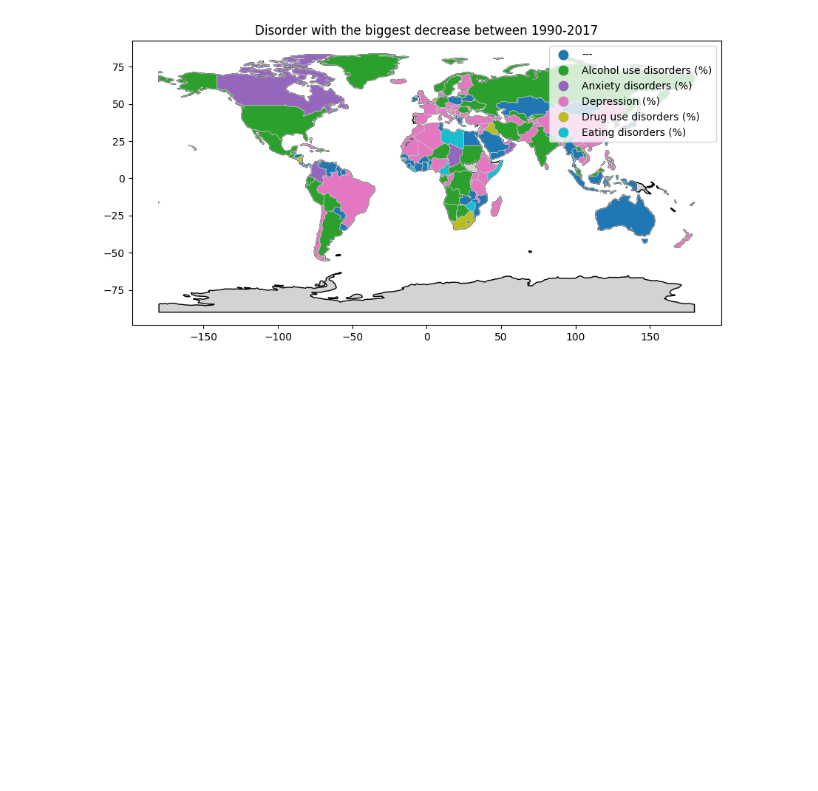
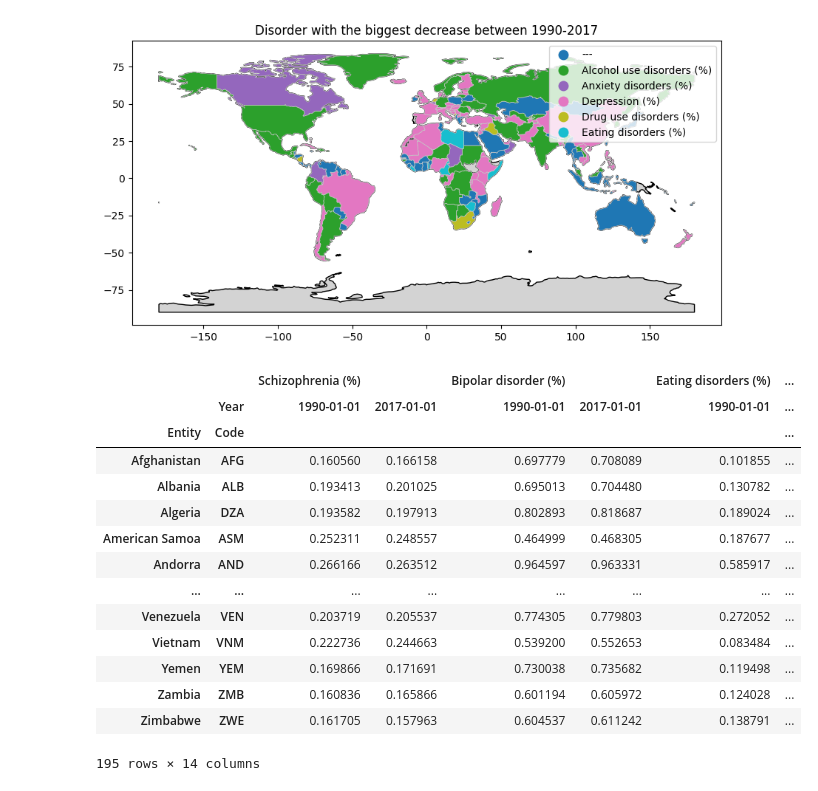
Before and after one commit to supernauth/mental_health_disorder, a Jupyter notebook: mental_health_disorder.ipynb, the cells around one changed output. Drawn from its saved outputs; the diff is of its cells as text; code cells hidden in the pictures; blank space fills up the shorter version.

```diff
--- a/mental_health_disorder.ipynb
+++ b/mental_health_disorder.ipynb
@@ -491,5 +493,23 @@ plt.title('Disorder with the biggest decrease between 1990-2017')
 plt.show()
 # %% [output]
 [figure]
+# %%
+df_pivot
+# %% [output]
+|  |  | Schizophrenia (%) |  | Bipolar disorder (%) |  | Eating disorders (%) | ... |
+|  | Year | 1990-01-01 | 2017-01-01 | 1990-01-01 | 2017-01-01 | 1990-01-01 | ... |
+| Entity | Code |  |  |  |  |  | ... |
+| Afghanistan | AFG | 0.160560 | 0.166158 | 0.697779 | 0.708089 | 0.101855 | ... |
+| Albania | ALB | 0.193413 | 0.201025 | 0.695013 | 0.704480 | 0.130782 | ... |
+| Algeria | DZA | 0.193582 | 0.197913 | 0.802893 | 0.818687 | 0.189024 | ... |
+| American Samoa | ASM | 0.252311 | 0.248557 | 0.464999 | 0.468305 | 0.187677 | ... |
+| Andorra | AND | 0.266166 | 0.263512 | 0.964597 | 0.963331 | 0.585917 | ... |
+| ... | ... | ... | ... | ... | ... | ... | ... |
+| Venezuela | VEN | 0.203719 | 0.205537 | 0.774305 | 0.779803 | 0.272052 | ... |
+| Vietnam | VNM | 0.222736 | 0.244663 | 0.539200 | 0.552653 | 0.083484 | ... |
+| Yemen | YEM | 0.169866 | 0.171691 | 0.730038 | 0.735682 | 0.119498 | ... |
+| Zambia | ZMB | 0.160836 | 0.165866 | 0.601194 | 0.605972 | 0.124028 | ... |
+| Zimbabwe | ZWE | 0.161705 | 0.157963 | 0.604537 | 0.611242 | 0.138791 | ... |
+195 rows × 14 columns
 # %%
 differences = np.array(df_pivot["Schizophrenia (%)"]["2017-01-01"] - df_pivot["Schizophrenia (%)"]["1990-01-01"])
```
Also changed, not shown: parts of 10 cells of this notebook.
